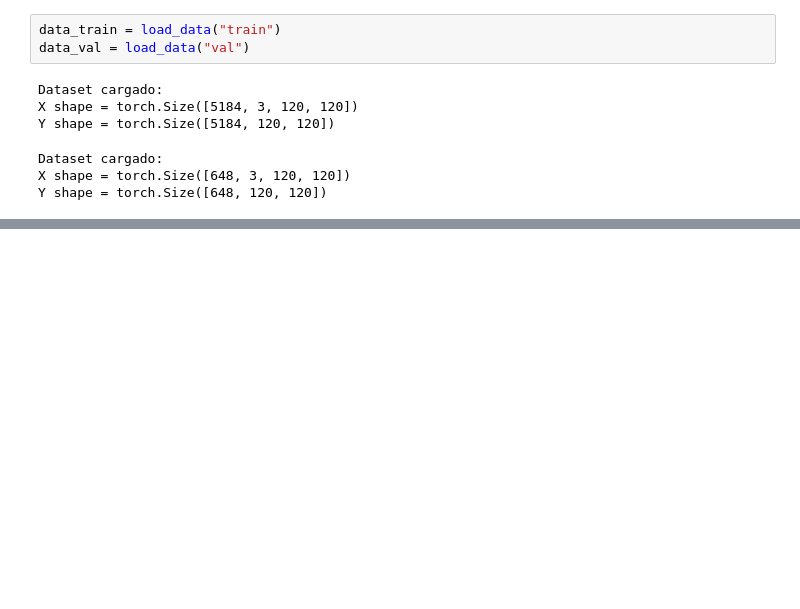
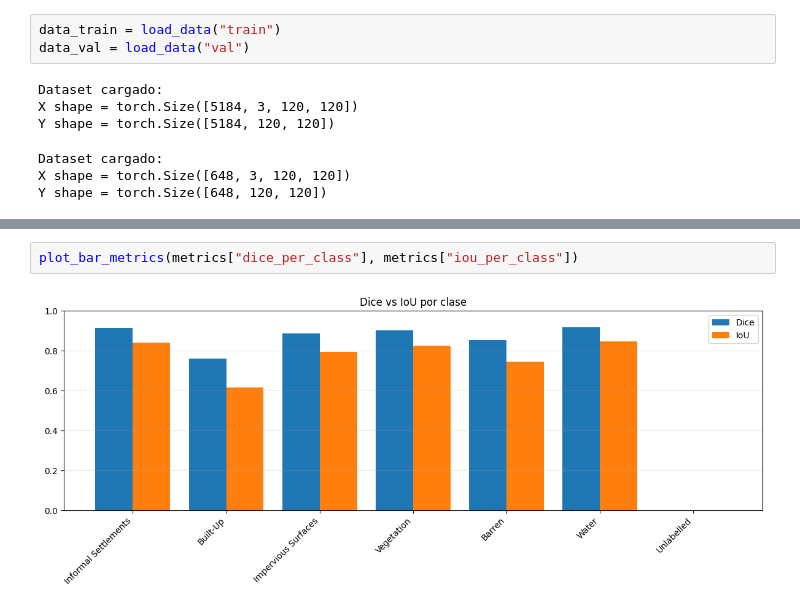
Before and after one commit to Otza02/satellite-img-segmentation, a Jupyter notebook: notebooks/train.ipynb, the cells around one changed output, grey strips where cells are left out. Cells and saved outputs as stored; diff of their text form; blank space fills up the shorter version.

```diff
--- a/notebooks/train.ipynb
+++ b/notebooks/train.ipynb
@@ -117 +130,5 @@ preds = torch.argmax(outputs, dim=1)
+# %%
+plot_bar_metrics(metrics["dice_per_class"], metrics["iou_per_class"])
+# %% [output]
+[figure, added]
 # %%
```
Also changed, not shown: parts of 21 cells of this notebook.
